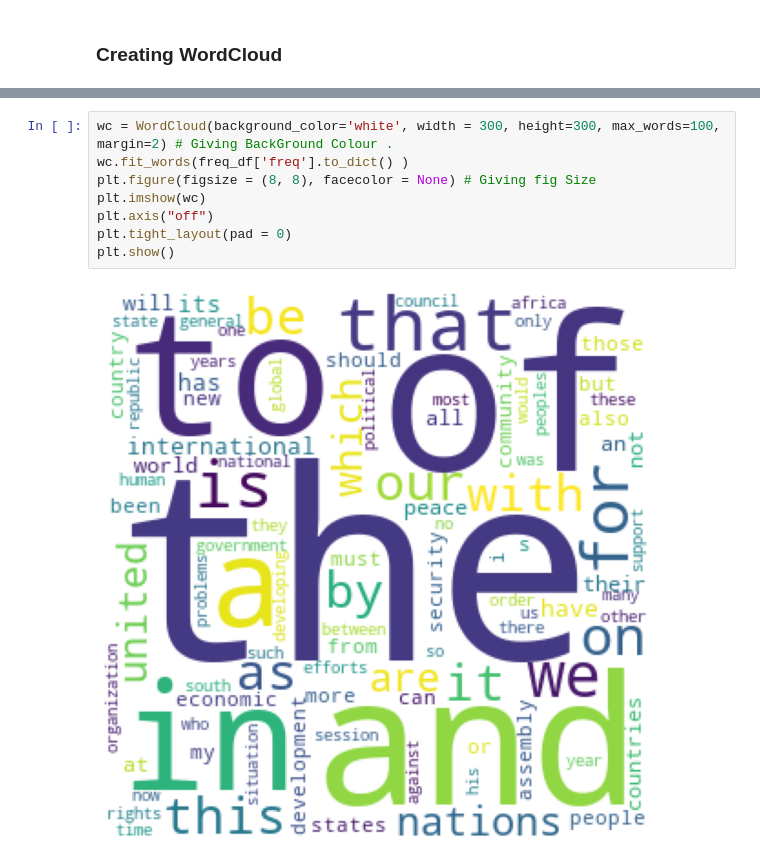
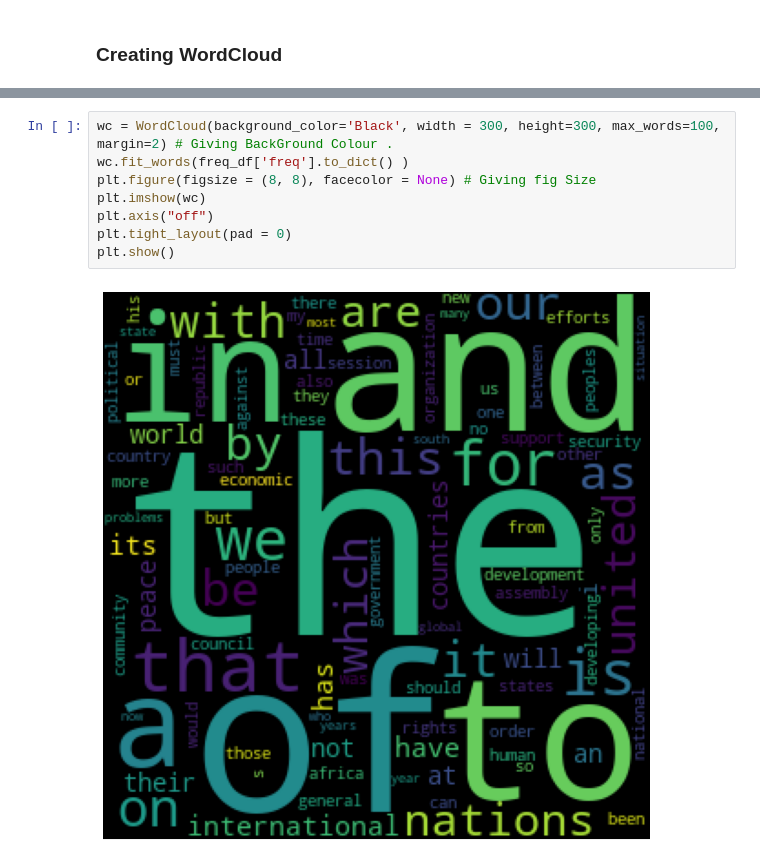
Before and after one commit to Srimanth3/Text-Based-Analysis, a Jupyter notebook: week3.ipynb, the cells around one changed output, grey strips where cells are left out. Drawn from its saved outputs; the diff is of its cells as text.

```diff
--- a/week3.ipynb
+++ b/week3.ipynb
@@ -390,10 +395,10 @@ plt.axis("off")
 # %%
-wc = WordCloud(background_color='white', width = 300, height=300, max_words=100, margin=2) # Giving BackGround Colour .
+wc = WordCloud(background_color='Black', width = 300, height=300, max_words=100, margin=2) # Giving BackGround Colour .
 wc.fit_words(freq_df['freq'].to_dict() )
 plt.figure(figsize = (8, 8), facecolor = None) # Giving fig Size
 plt.imshow(wc)
 plt.axis("off")
 plt.tight_layout(pad = 0)
 plt.show()
 # %% [output]
-[figure, old version]
+[figure, new version]
```
Also changed, not shown: parts of 9 cells of this notebook.
